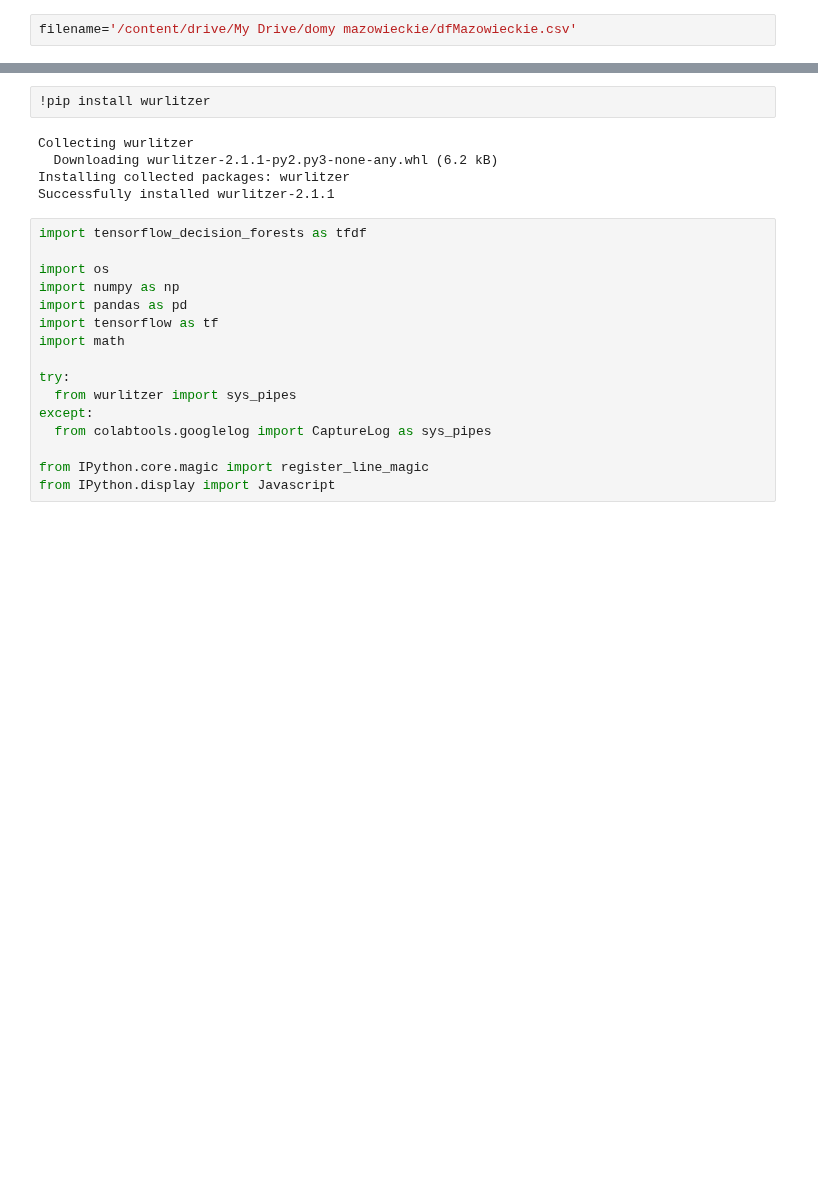
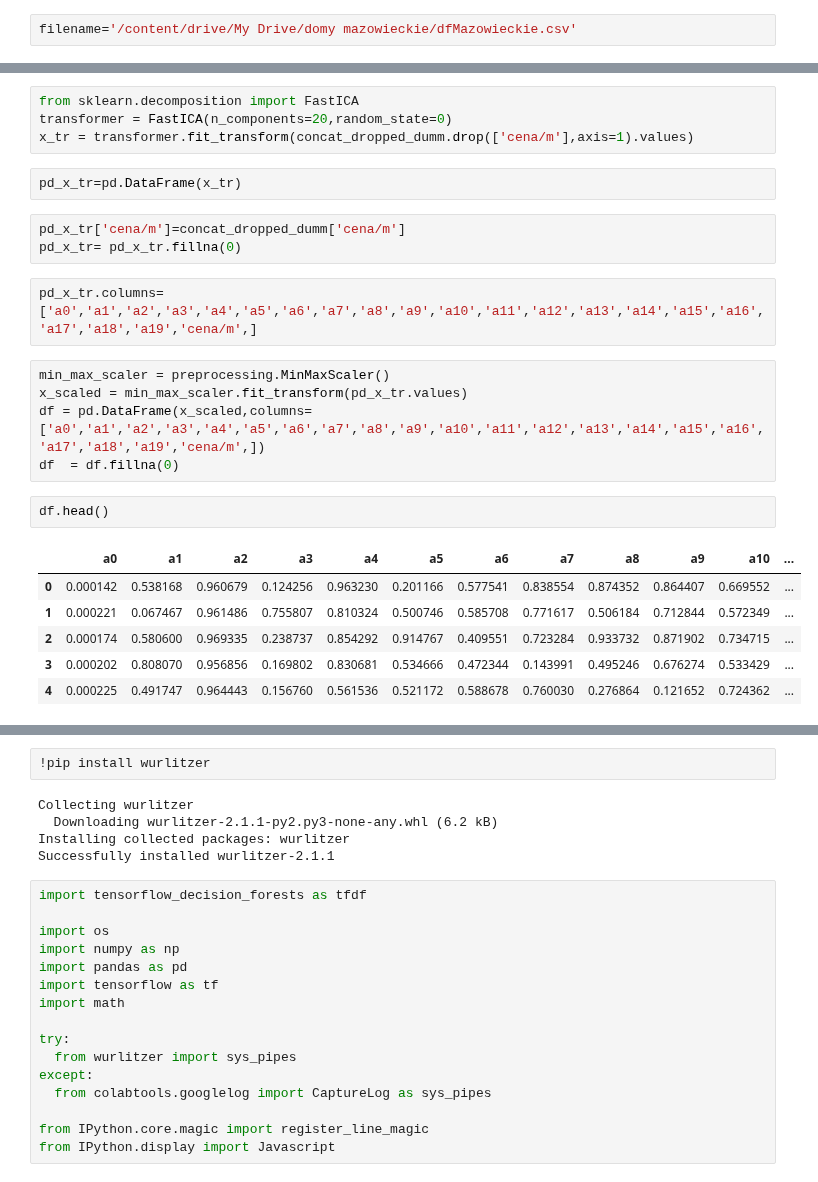
Before and after one commit to KacperGrodecki/Masovian-real-estate, a Jupyter notebook: mazowieckie_colab.ipynb, the cells around one changed output, grey strips where cells are left out. Saved outputs shown, nothing was run; the diff lists cells and outputs as text; blank space fills up the shorter version.

```diff
--- a/mazowieckie_colab.ipynb
+++ b/mazowieckie_colab.ipynb
@@ -142,3 +145,28 @@ concat_dropped.head()
 | 3 | 4 | 2022 | 152.91 | 220 | 2022 | 4250.866523 | 1 | ... |
 | 4 | 4 | 2020 | 106.00 | 960 | 2020 | 2924.528302 | 0 | ... |
 5 rows × 1017 columns
+# %%
+from sklearn.decomposition import FastICA
+transformer = FastICA(n_components=20,random_state=0)
+x_tr = transformer.fit_transform(concat_dropped_dumm.drop(['cena/m'],axis=1).values)
+# %%
+pd_x_tr=pd.DataFrame(x_tr)
+# %%
+pd_x_tr['cena/m']=concat_dropped_dumm['cena/m']
+pd_x_tr= pd_x_tr.fillna(0)
+# %%
+pd_x_tr.columns=['a0','a1','a2','a3','a4','a5','a6','a7','a8','a9','a10','a11','a12','a13','a14','a15','a16','a17','a18','a19','cena/m',]
+# %%
+min_max_scaler = preprocessing.MinMaxScaler()
+x_scaled = min_max_scaler.fit_transform(pd_x_tr.values)
+df = pd.DataFrame(x_scaled,columns=['a0','a1','a2','a3','a4','a5','a6','a7','a8','a9','a10','a11','a12','a13','a14','a15','a16','a17','a18','a19','cena/m',])
+df  = df.fillna(0)
+# %%
+df.head()
+# %% [output]
+|  | a0 | a1 | a2 | a3 | a4 | a5 | a6 | a7 | a8 | a9 | a10 | ... |
+| 0 | 0.000142 | 0.538168 | 0.960679 | 0.124256 | 0.963230 | 0.201166 | 0.577541 | 0.838554 | 0.874352 | 0.864407 | 0.669552 | ... |
+| 1 | 0.000221 | 0.067467 | 0.961486 | 0.755807 | 0.810324 | 0.500746 | 0.585708 | 0.771617 | 0.506184 | 0.712844 | 0.572349 | ... |
+| 2 | 0.000174 | 0.580600 | 0.969335 | 0.238737 | 0.854292 | 0.914767 | 0.409551 | 0.723284 | 0.933732 | 0.871902 | 0.734715 | ... |
+| 3 | 0.000202 | 0.808070 | 0.956856 | 0.169802 | 0.830681 | 0.534666 | 0.472344 | 0.143991 | 0.495246 | 0.676274 | 0.533429 | ... |
+| 4 | 0.000225 | 0.491747 | 0.964443 | 0.156760 | 0.561536 | 0.521172 | 0.588678 | 0.760030 | 0.276864 | 0.121652 | 0.724362 | ... |
```
Also changed, not shown: parts of 16 cells of this notebook.
